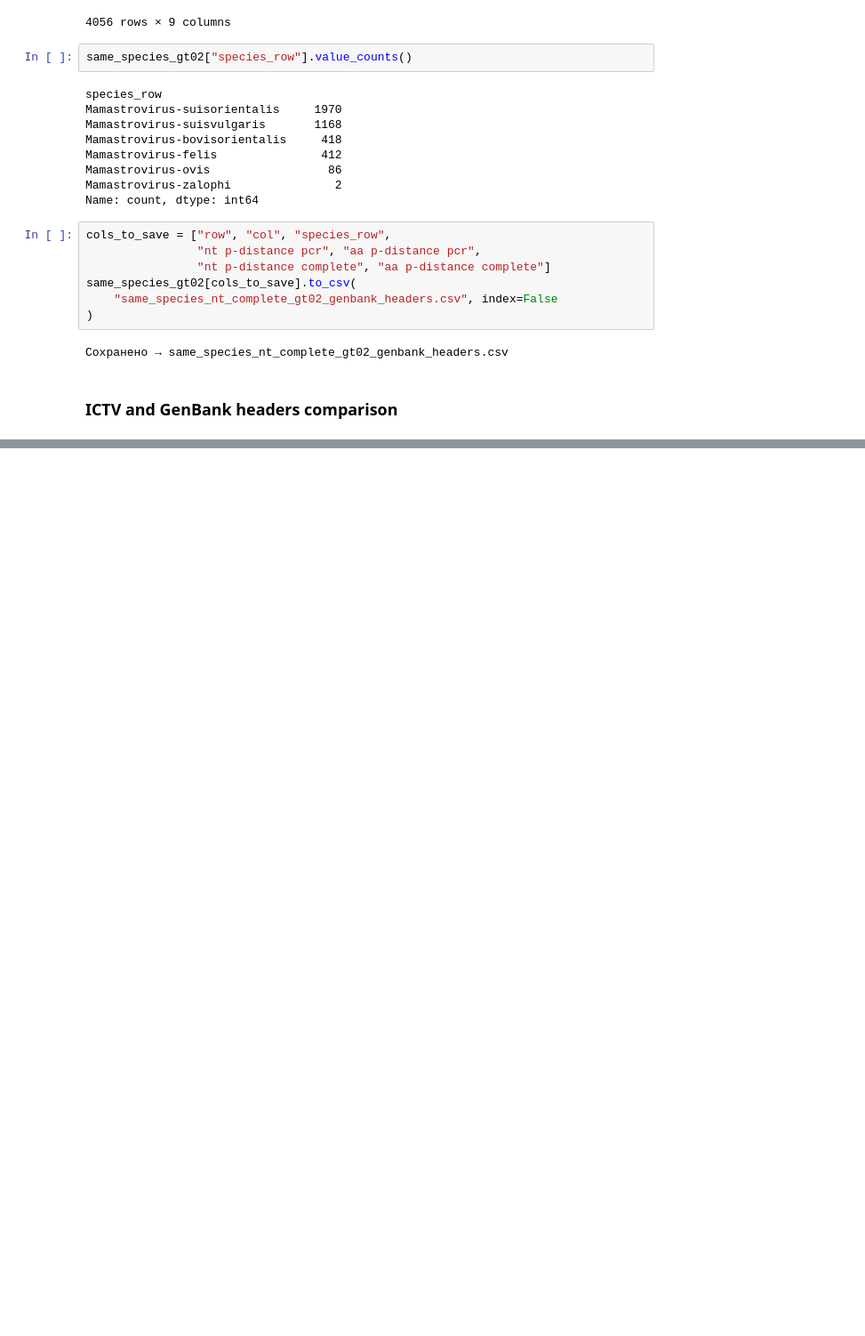
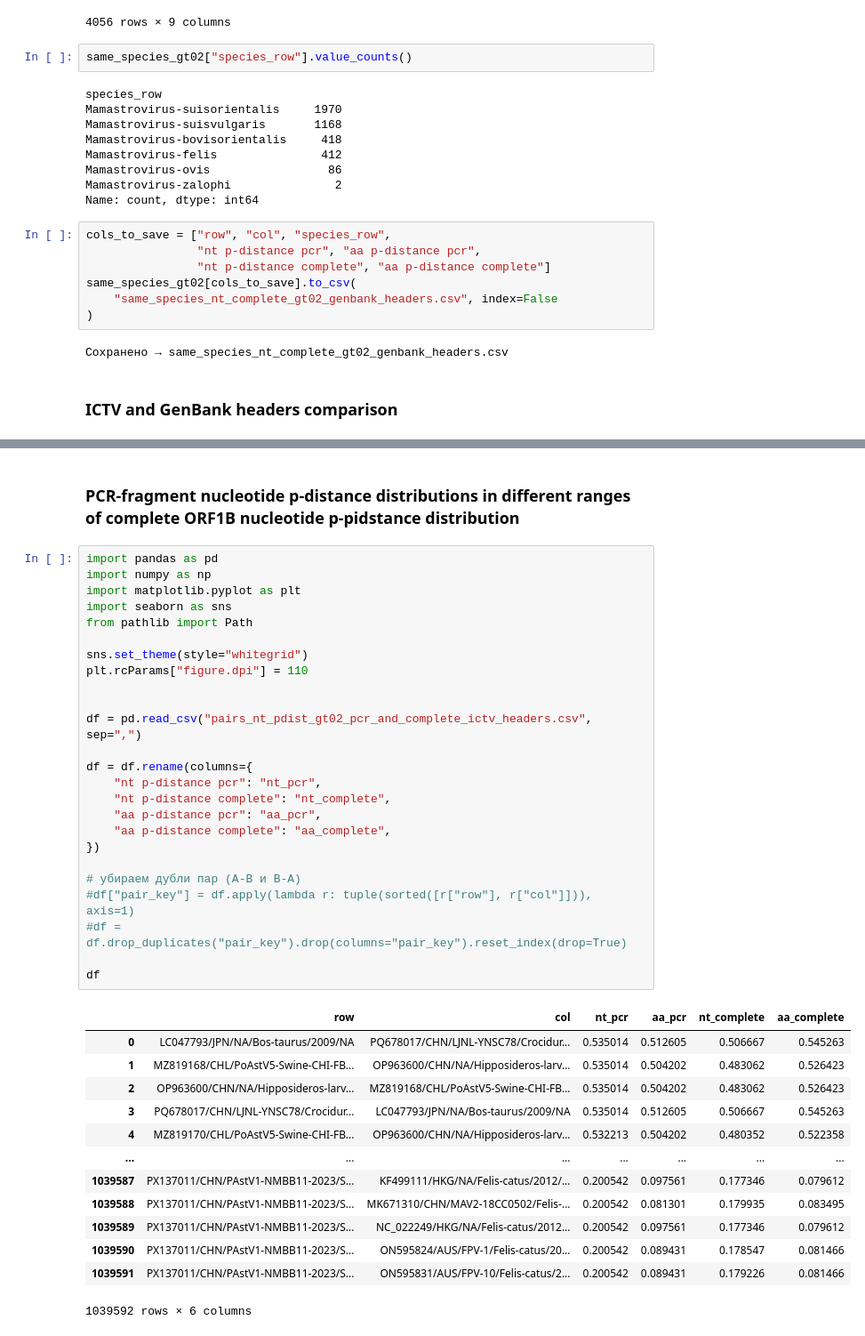
Before and after one commit to Finkonn/picorna-virome, a Jupyter notebook: miniproj/astroviridae/analyze_pairwise_distance_in_orf1b_and_pcr.ipynb, the cells around one changed output, grey strips where cells are left out. Shown at 89% size. Saved outputs shown, nothing was run; the diff lists cells and outputs as text; blank space fills up the shorter version.

```diff
--- a/miniproj/astroviridae/analyze_pairwise_distance_in_orf1b_and_pcr.ipynb
+++ b/miniproj/astroviridae/analyze_pairwise_distance_in_orf1b_and_pcr.ipynb
@@ -281,3 +185,44 @@ out
 | 37870 | OL695850/CHN/AH4-3/Sus-scrofa/202... | OL695850/CHN/AH4-3/Sus-scrofa/202... |
 | 37871 | OL695850/CHN/AH4-3/Sus-scrofa/202... | OL695850/CHN/AH4-3/Sus-scrofa/202... |
 37872 rows × 2 columns
+# %% [markdown]
+### PCR-fragment nucleotide p-distance distributions in different ranges of complete ORF1B nucleotide p-pidstance distribution
+# %%
+import pandas as pd
+import numpy as np
+import matplotlib.pyplot as plt
+import seaborn as sns
+from pathlib import Path
+
+sns.set_theme(style="whitegrid")
+plt.rcParams["figure.dpi"] = 110
+
+
+df = pd.read_csv("pairs_nt_pdist_gt02_pcr_and_complete_ictv_headers.csv", sep=",")
+
+df = df.rename(columns={
+    "nt p-distance pcr": "nt_pcr",
+    "nt p-distance complete": "nt_complete",
+    "aa p-distance pcr": "aa_pcr",
+    "aa p-distance complete": "aa_complete",
+})
+
+# убираем дубли пар (A-B и B-A)
+#df["pair_key"] = df.apply(lambda r: tuple(sorted([r["row"], r["col"]])), axis=1)
+#df = df.drop_duplicates("pair_key").drop(columns="pair_key").reset_index(drop=True)
+
+df
+# %% [output]
+|  | row | col | nt_pcr | aa_pcr | nt_complete | aa_complete |
+| 0 | LC047793/JPN/NA/Bos-taurus/2009/NA | PQ678017/CHN/LJNL-YNSC78/Crocidur... | 0.535014 | 0.512605 | 0.506667 | 0.545263 |
+| 1 | MZ819168/CHL/PoAstV5-Swine-CHI-FB... | OP963600/CHN/NA/Hipposideros-larv... | 0.535014 | 0.504202 | 0.483062 | 0.526423 |
+| 2 | OP963600/CHN/NA/Hipposideros-larv... | MZ819168/CHL/PoAstV5-Swine-CHI-FB... | 0.535014 | 0.504202 | 0.483062 | 0.526423 |
+| 3 | PQ678017/CHN/LJNL-YNSC78/Crocidur... | LC047793/JPN/NA/Bos-taurus/2009/NA | 0.535014 | 0.512605 | 0.506667 | 0.545263 |
+| 4 | MZ819170/CHL/PoAstV5-Swine-CHI-FB... | OP963600/CHN/NA/Hipposideros-larv... | 0.532213 | 0.504202 | 0.480352 | 0.522358 |
+| ... | ... | ... | ... | ... | ... | ... |
+| 1039587 | PX137011/CHN/PAstV1-NMBB11-2023/S... | KF499111/HKG/NA/Felis-catus/2012/... | 0.200542 | 0.097561 | 0.177346 | 0.079612 |
+| 1039588 | PX137011/CHN/PAstV1-NMBB11-2023/S... | MK671310/CHN/MAV2-18CC0502/Felis-... | 0.200542 | 0.081301 | 0.179935 | 0.083495 |
+| 1039589 | PX137011/CHN/PAstV1-NMBB11-2023/S... | NC_022249/HKG/NA/Felis-catus/2012... | 0.200542 | 0.097561 | 0.177346 | 0.079612 |
+| 1039590 | PX137011/CHN/PAstV1-NMBB11-2023/S... | ON595824/AUS/FPV-1/Felis-catus/20... | 0.200542 | 0.089431 | 0.178547 | 0.081466 |
+| 1039591 | PX137011/CHN/PAstV1-NMBB11-2023/S... | ON595831/AUS/FPV-10/Felis-catus/2... | 0.200542 | 0.089431 | 0.179226 | 0.081466 |
+1039592 rows × 6 columns
```
Also changed, not shown: parts of 8 cells of this notebook.
